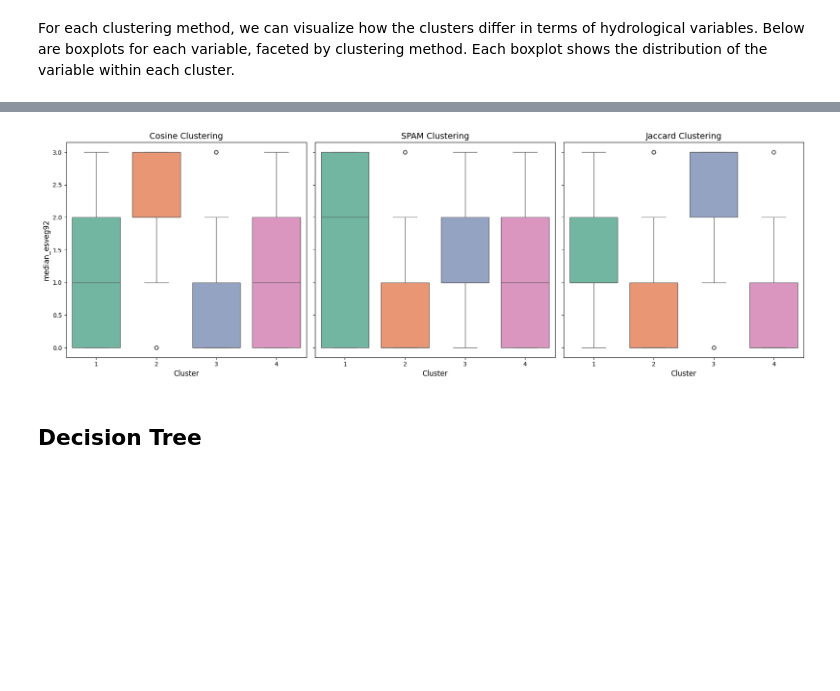
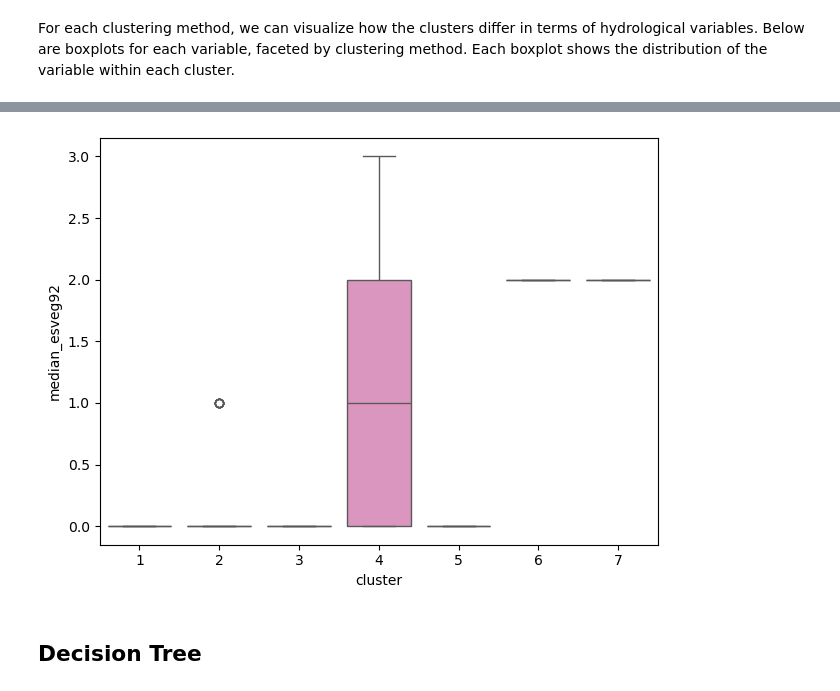
Before and after one commit to jppeirce/ltrm_fish, a Jupyter notebook: make_clusters2025.ipynb, the cells around one changed output, grey strips where cells are left out. Drawn from its saved outputs; the diff is of its cells as text; code cells hidden in the pictures; blank space fills up the shorter version.

```diff
--- a/make_clusters2025.ipynb
+++ b/make_clusters2025.ipynb
@@ -437,25 +386,9 @@ plt.show()
 # %%
-# Set up the figure
-fig, axes = plt.subplots(1, 3, figsize=(18, 6), sharey=True)
-
-# Plot boxplots for each clustering method
-sns.boxplot(x='cluster', y='median_esveg92', hue='cluster', data=cosine_df, palette='Set2', legend=False, ax=axes[0])
-sns.boxplot(x='cluster', y='median_esveg92', hue='cluster', data=spam_df, palette='Set2', legend=False, ax=axes[1])
-sns.boxplot(x='cluster', y='median_esveg92', hue='cluster', data=jac_df, palette='Set2', legend=False, ax=axes[2])
-# Set titles and labels
-axes[0].set_title('Cosine Clustering', fontsize=14)
-axes[1].set_title('SPAM Clustering', fontsize=14)
-axes[2].set_title('Jaccard Clustering', fontsize=14)
-
-for ax in axes:
-    ax.set_xlabel('Cluster', fontsize=12)
-
-axes[0].set_ylabel('median_esveg92', fontsize=12)
-
+sns.boxplot(x='cluster', y='median_esveg92', hue='cluster', data=agg_df, palette='Set2', legend=False)
 plt.tight_layout()
 plt.show()
 # %% [output]
-[figure, old version]
+[figure, new version]
 # %% [markdown]
 ## Decision Tree
 # %%
```
Also changed, not shown: parts of 15 cells of this notebook.
